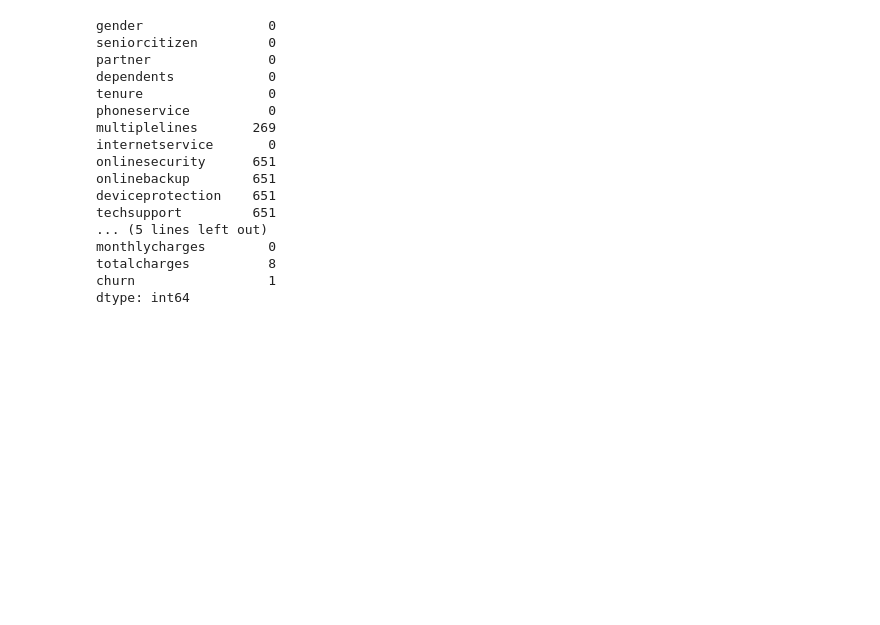
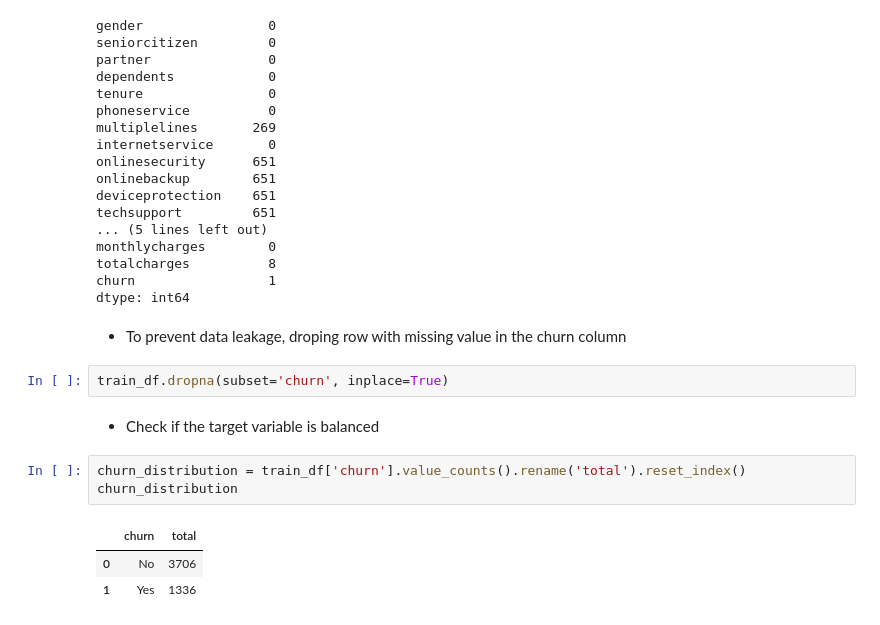
Before and after one commit to heldana30/Customer_Churn_Prediction, a Jupyter notebook: customer_churn_prediction.ipynb, the cells around one changed output. Cells and saved outputs as stored; diff of their text form; blank space fills up the shorter version.

```diff
--- a/customer_churn_prediction.ipynb
+++ b/customer_churn_prediction.ipynb
@@ -1149,3 +1149,16 @@ monthlycharges        0
 totalcharges          8
 churn                 1
 dtype: int64
+# %% [markdown]
+- To prevent data leakage, droping row with missing value in the churn column
+# %%
+train_df.dropna(subset='churn', inplace=True)
+# %% [markdown]
+- Check if the target variable is balanced
+# %%
+churn_distribution = train_df['churn'].value_counts().rename('total').reset_index()
+churn_distribution
+# %% [output]
+|  | churn | total |
+| 0 | No | 3706 |
+| 1 | Yes | 1336 |
```
Also changed, not shown: parts of 13 cells of this notebook.
